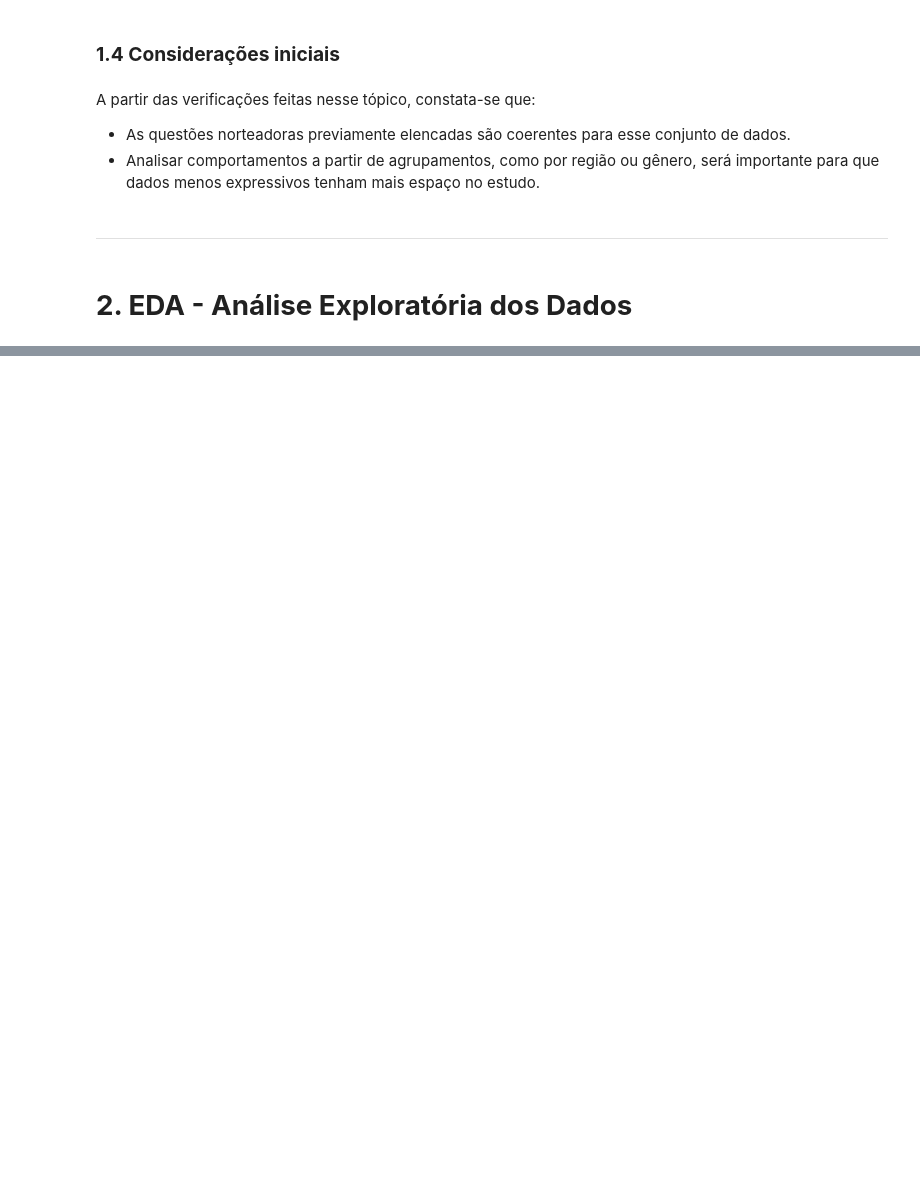
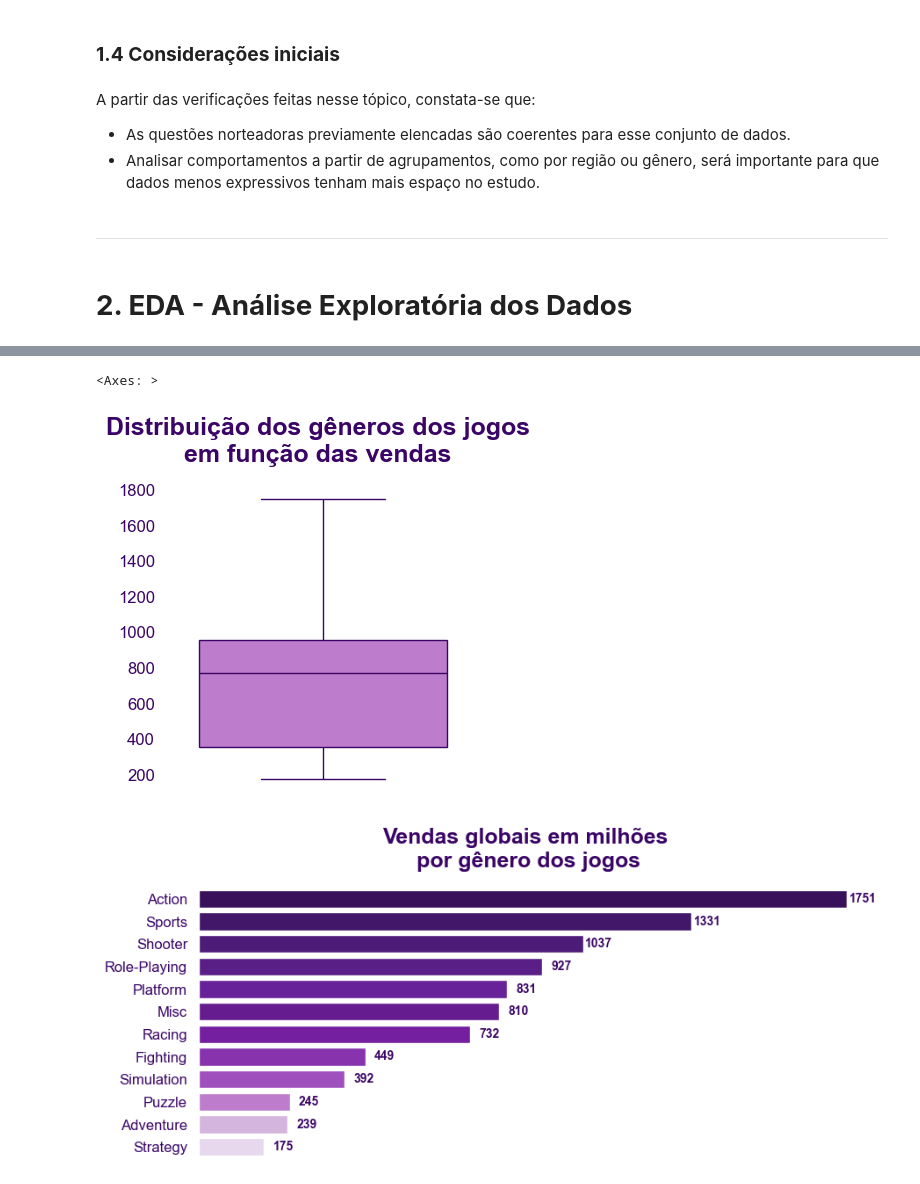
Before and after one commit to JHOliveira94/Portfolio_Recomendacao-de-jogos-digitais, a Jupyter notebook: notebook_vendas_games.ipynb, the cells around one changed output, grey strips where cells are left out. Drawn from its saved outputs; the diff is of its cells as text; code cells hidden in the pictures; blank space fills up the shorter version.

```diff
--- a/notebook_vendas_games.ipynb
+++ b/notebook_vendas_games.ipynb
@@ -262,0 +417,6 @@ Análise das vendas globais por gênero e plataforma
+# %%
+df_top_generos = pd.DataFrame(df.groupby('Genero')['Vendas_Globais'].sum()).sort_values(by = 'Vendas_Globais', ascending = False)
+
+print(f'Quantidade de gêneros de jogos nesse DataFrame: {df_top_generos.index.nunique()}\n')
+print('Verificação da estrutura do DataFrame construído:')
+df_top_generos.head(3)
@@ -262,0 +432,7 @@ Análise das vendas globais por gênero e plataforma
+# %%
+boxplot_unico(df_top_generos, "Vendas_Globais", "Distribuição dos gêneros dos jogos\nem função das vendas")
+grafico_barra(df_top_generos, 'Vendas_Globais', "Vendas globais em milhões \npor gênero dos jogos")
+# %% [output]
+<Axes: >
+[figure, added]
+[figure, added]
```
Also changed, not shown: parts of 26 cells of this notebook.
